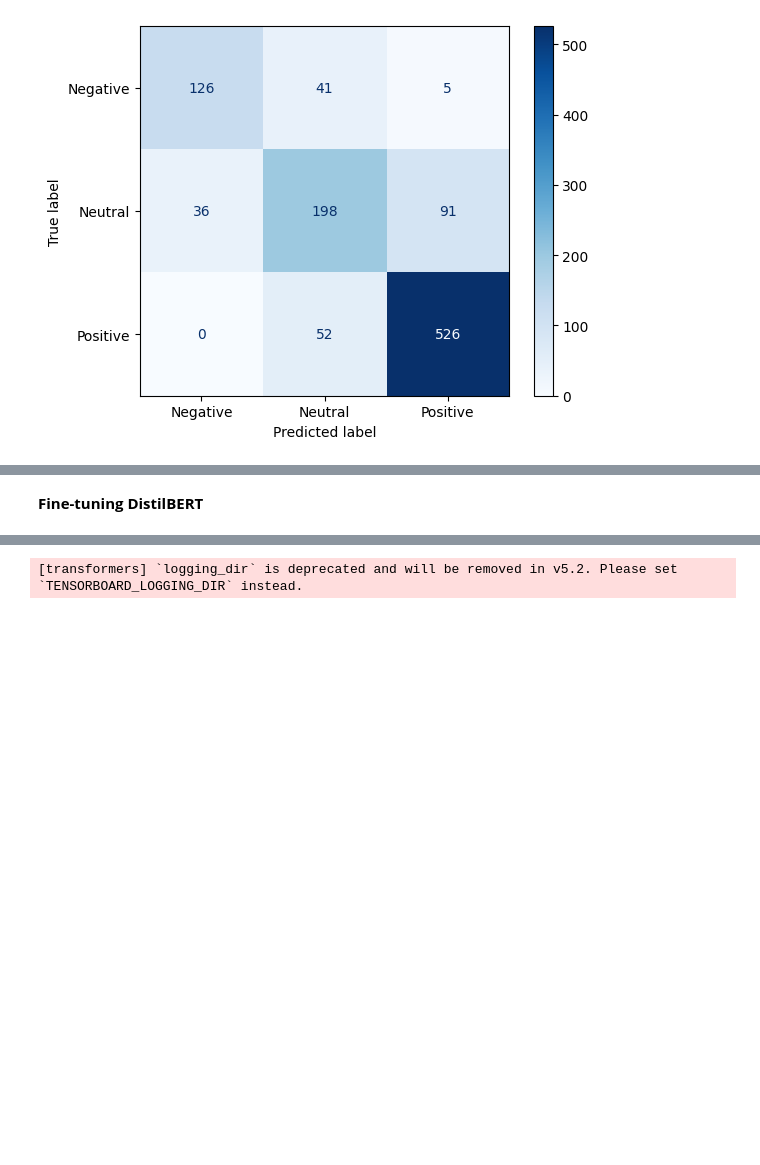
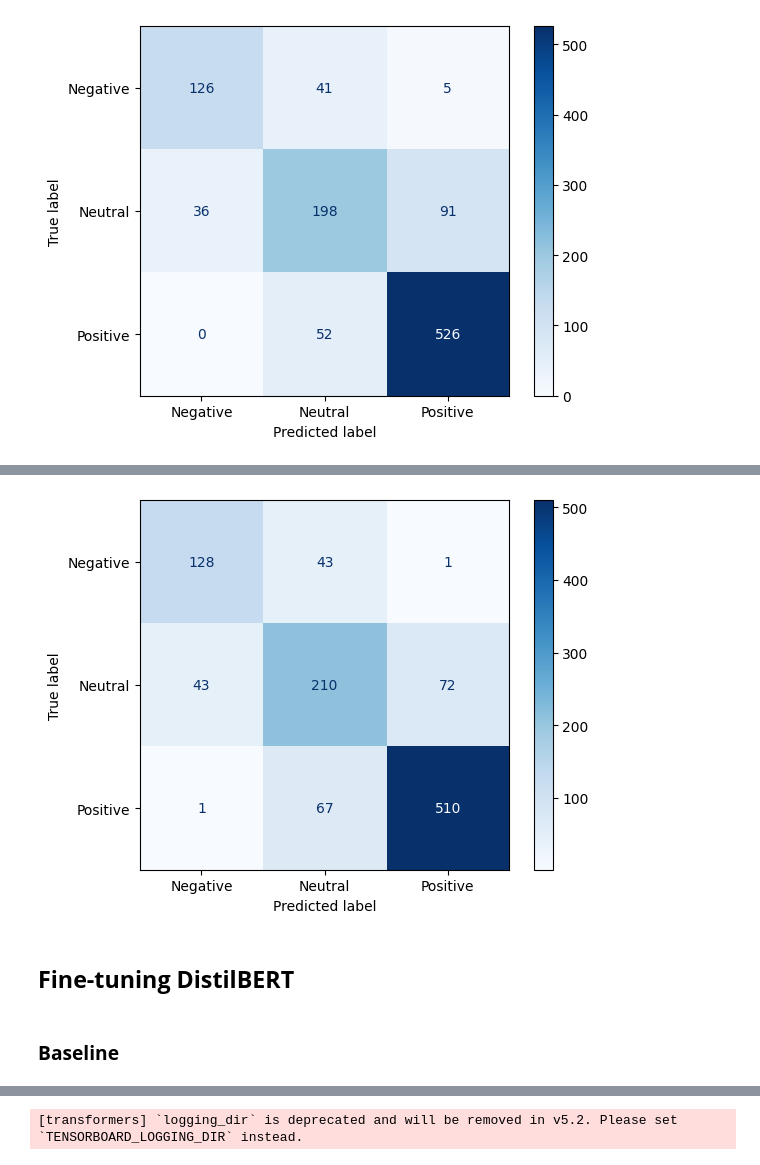
Before and after one commit to AnujikaSasindi/sri-lanka-tourism-sentiment-analysis, a Jupyter notebook: Try_Again_3__Sentiment_Prediction_Model_1_1.ipynb, the cells around one changed output, grey strips where cells are left out. Saved outputs shown, nothing was run; the diff lists cells and outputs as text; code cells hidden in the pictures; blank space fills up the shorter version.

```diff
--- a/Try_Again_3__Sentiment_Prediction_Model_1_1.ipynb
+++ b/Try_Again_3__Sentiment_Prediction_Model_1_1.ipynb
@@ -299,0 +356,7 @@ bert_tokenizer.save_pretrained("/content/BERT_Final")
+# %%
+from transformers import AutoModelForSequenceClassification
+
+bert_model_cw = AutoModelForSequenceClassification.from_pretrained(
+    BERT_MODEL_NAME,
+    num_labels=3
+)
@@ -299,0 +402,14 @@ bert_tokenizer.save_pretrained("/content/BERT_Final")
+# %%
+from transformers import Trainer
+
+bert_trainer_cw = WeightedTrainer(
+    model=bert_model_cw,
+    args=bert_training_args_cw,
+    train_dataset=bert_train_tokenized,
+    eval_dataset=bert_val_tokenized,
+    data_collator=data_collator,
+    compute_metrics=compute_metrics,
+    class_weights=class_weights
+)
+# %%
+bert_trainer_cw.train()
@@ -299,0 +438,6 @@ bert_tokenizer.save_pretrained("/content/BERT_Final")
+# %%
+predictions_bert_cw = bert_trainer_cw.predict(bert_test_tokenized)
+
+y_pred_bert_cw = np.argmax(predictions_bert_cw.predictions, axis=1)
+
+y_true_bert_cw = predictions_bert_cw.label_ids
@@ -299,0 +464,16 @@ bert_tokenizer.save_pretrained("/content/BERT_Final")
+# %%
+from sklearn.metrics import confusion_matrix, ConfusionMatrixDisplay
+import matplotlib.pyplot as plt
+
+cm_bert_cw = confusion_matrix(y_true_bert_cw, y_pred_bert_cw)
+
+disp = ConfusionMatrixDisplay(
+    confusion_matrix=cm_bert_cw,
+    display_labels=label_encoder.classes_
+)
+
+disp.plot(cmap="Blues")
+
+plt.show()
+# %% [output]
+[figure, added]
@@ -300,5 +486,7 @@ bert_tokenizer.save_pretrained("/content/BERT_Final")
 # %% [markdown]
-**Fine-tuning DistilBERT**
+## **Fine-tuning DistilBERT**
+# %% [markdown]
+### **Baseline**
 # %%
 DistilBERT_MODEL_NAME = "distilbert-base-uncased"
 # %%
```
Also changed, not shown: parts of 53 cells of this notebook.
